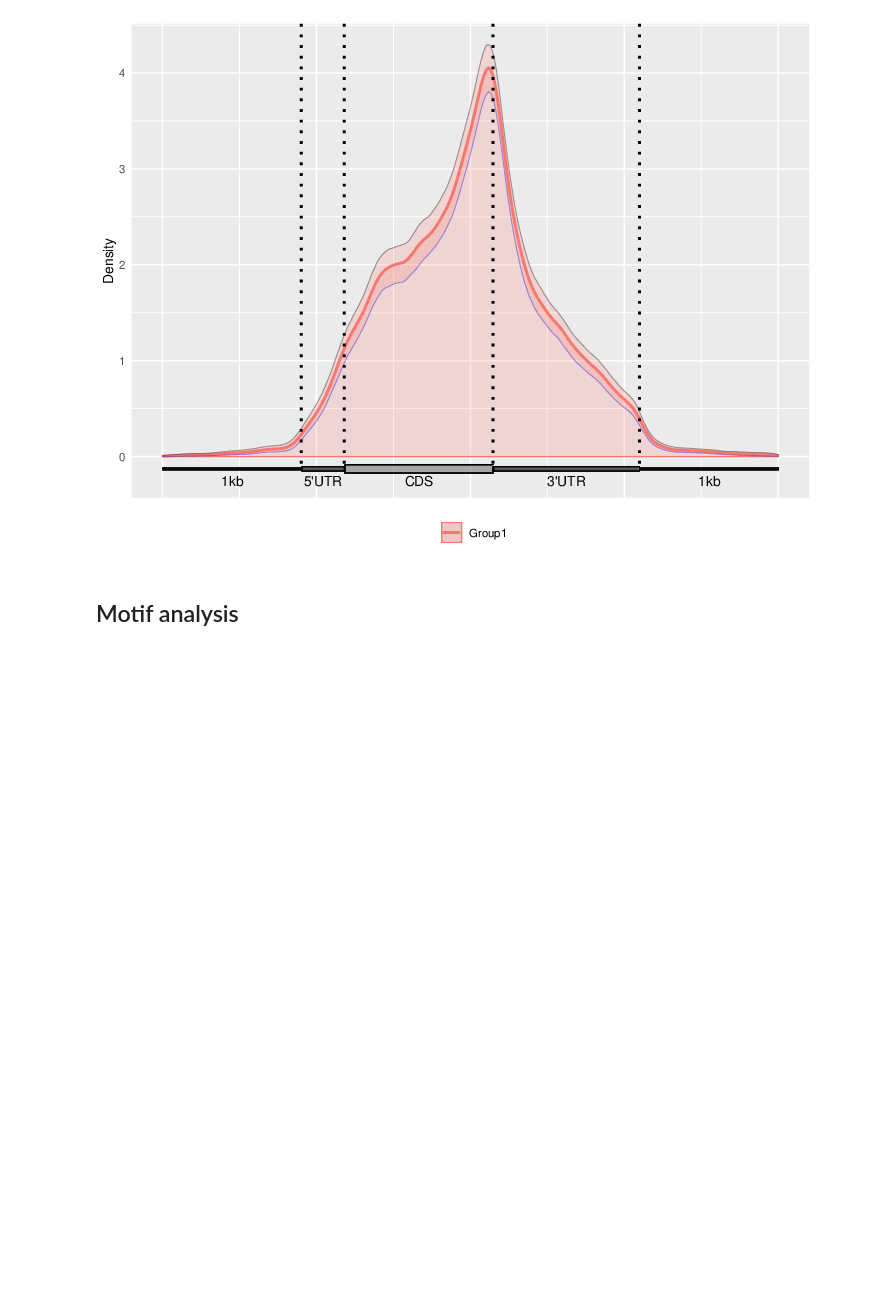
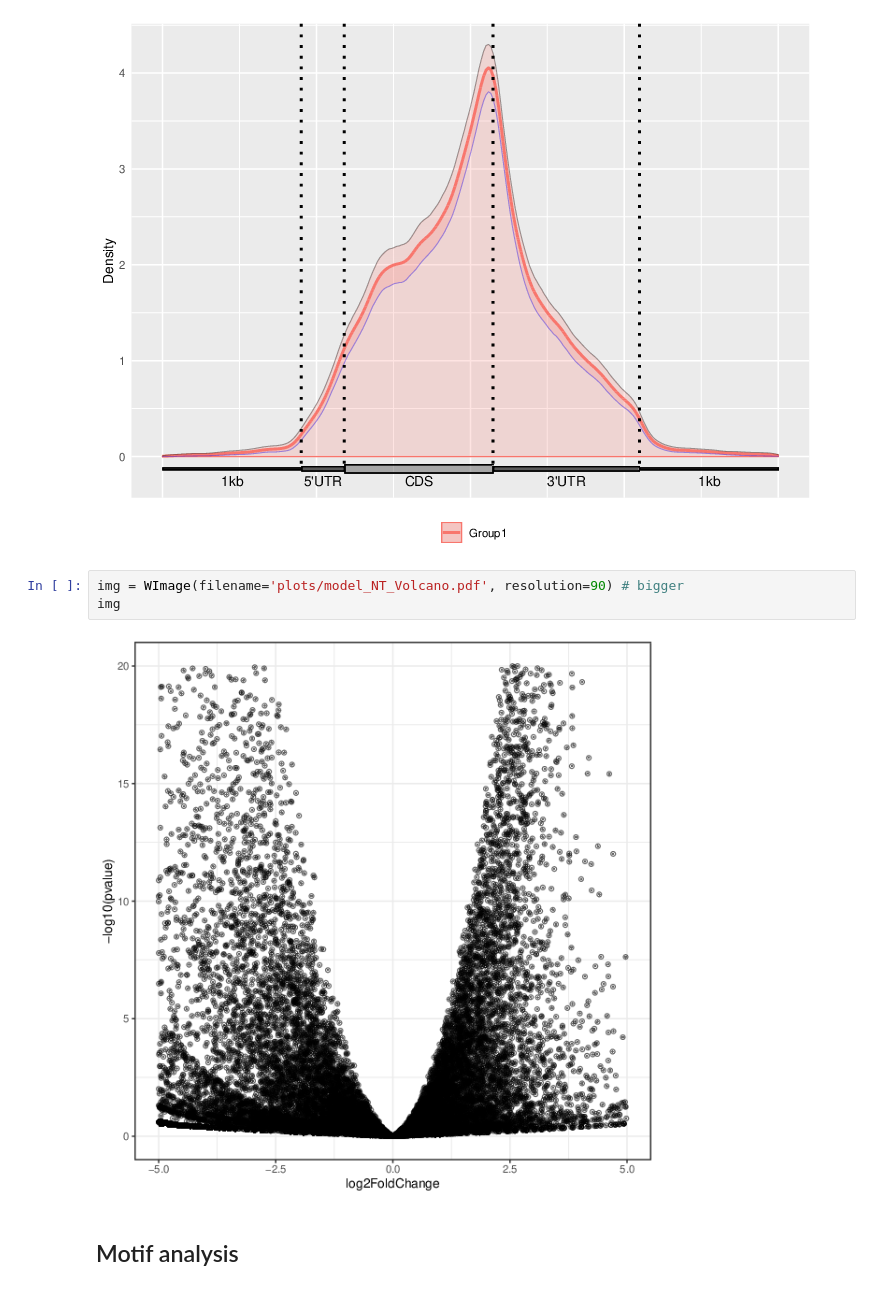
Before and after one commit to goodarzilab/Abe, a Jupyter notebook: People/Judd/report.ipynb, the cells around one changed output. Saved outputs shown, nothing was run; the diff lists cells and outputs as text; blank space fills up the shorter version.

```diff
--- a/People/Judd/report.ipynb
+++ b/People/Judd/report.ipynb
@@ -111,6 +111,11 @@ img = WImage(filename='plots/control_mrna_test.pdf', resolution=90) # bigger
 img
 # %% [output]
 [figure]
+# %%
+img = WImage(filename='plots/model_NT_Volcano.pdf', resolution=90) # bigger
+img
+# %% [output]
+[figure, added]
 # %% [markdown]
 ## Motif analysis
 # %% [markdown]
```
Also changed, not shown: 6 other files.
